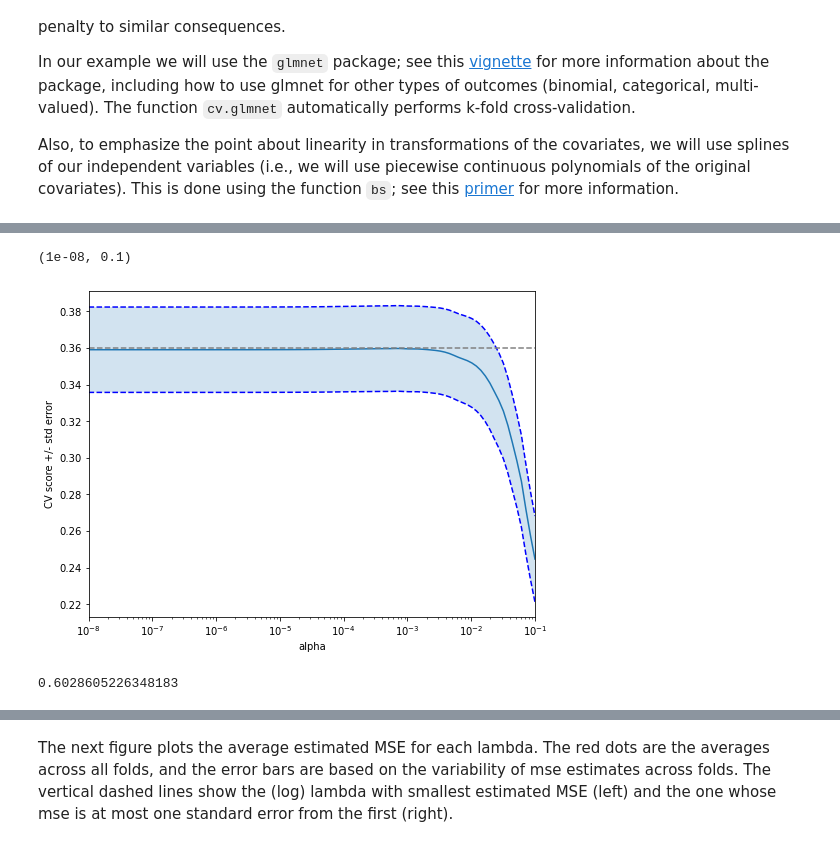
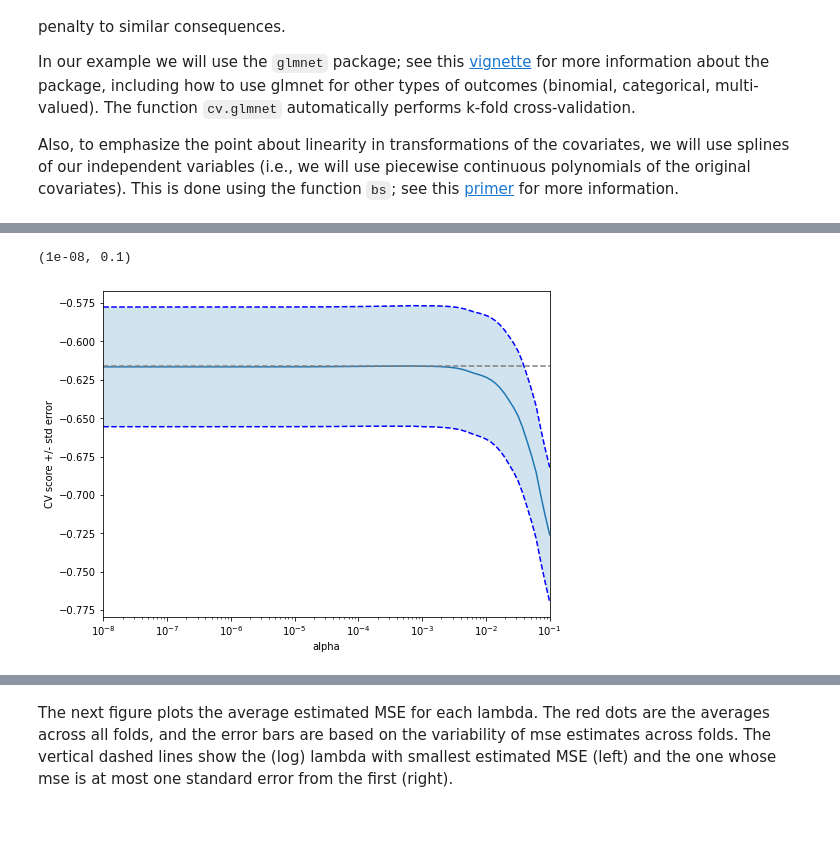
Before and after one commit to alexanderquispe/ml_book, a Jupyter notebook: Untitled-1.ipynb, the cells around one changed output, grey strips where cells are left out. Saved outputs shown, nothing was run; the diff lists cells and outputs as text; code cells hidden in the pictures.

```diff
--- a/Untitled-1.ipynb
+++ b/Untitled-1.ipynb
@@ -373,34 +352,19 @@ from sklearn.model_selection import GridSearchCV
 # %%
 
 lasso = Lasso()
 alphas = np.logspace(np.log10(1e-8), np.log10(1e-1), 100)
 
 
 
 tuned_parameters = [{"alpha": alphas}]
 n_folds = 10
 
-clf = GridSearchCV(lasso, tuned_parameters, cv=n_folds, refit=False)
+scorer = make_scorer(mean_squared_error,False)
+
+clf = GridSearchCV(lasso, tuned_parameters, cv=n_folds, refit=False, scoring=scorer)
 clf.fit(X, Y)
 scores = clf.cv_results_["mean_test_score"]
 scores_std = clf.cv_results_["std_test_score"]
-plt.figure().set_size_inches(8, 6)
-plt.semilogx(alphas, scores)
-
-
-# plot error lines showing +/- std. errors of the scores
-std_error = scores_std / np.sqrt(n_folds)
-
-plt.semilogx(alphas, scores + std_error, "b--")
-plt.semilogx(alphas, scores - std_error, "b--")
-
-# alpha=0.2 controls the translucency of the fill color
-plt.fill_between(alphas, scores + std_error, scores - std_error, alpha=0.2)
-
-plt.ylabel("CV score +/- std error")
-plt.xlabel("alpha")
-plt.axhline(np.max(scores), linestyle="--", color=".5")
-plt.xlim([alphas[0], alphas[-1]])
 # %% [output]
 (1e-08, 0.1)
-[figure, old version]
+[figure, new version]
@@ -423,4 +370,0 @@ mse = mean_squared_error(Y, pred)
-# %%
-mse
-# %% [output]
-0.6028605226348183
```
Also changed, not shown: parts of 18 cells of this notebook.
